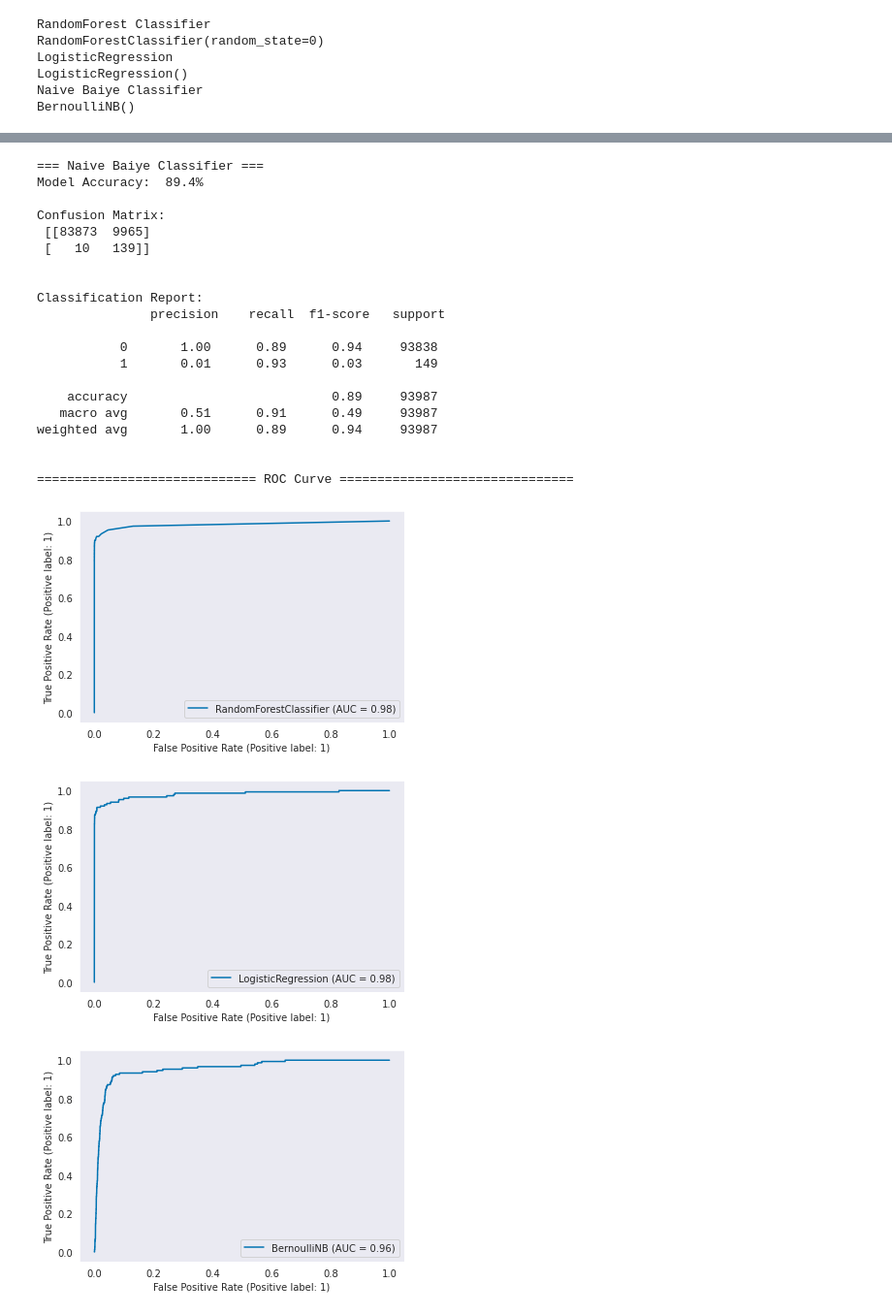
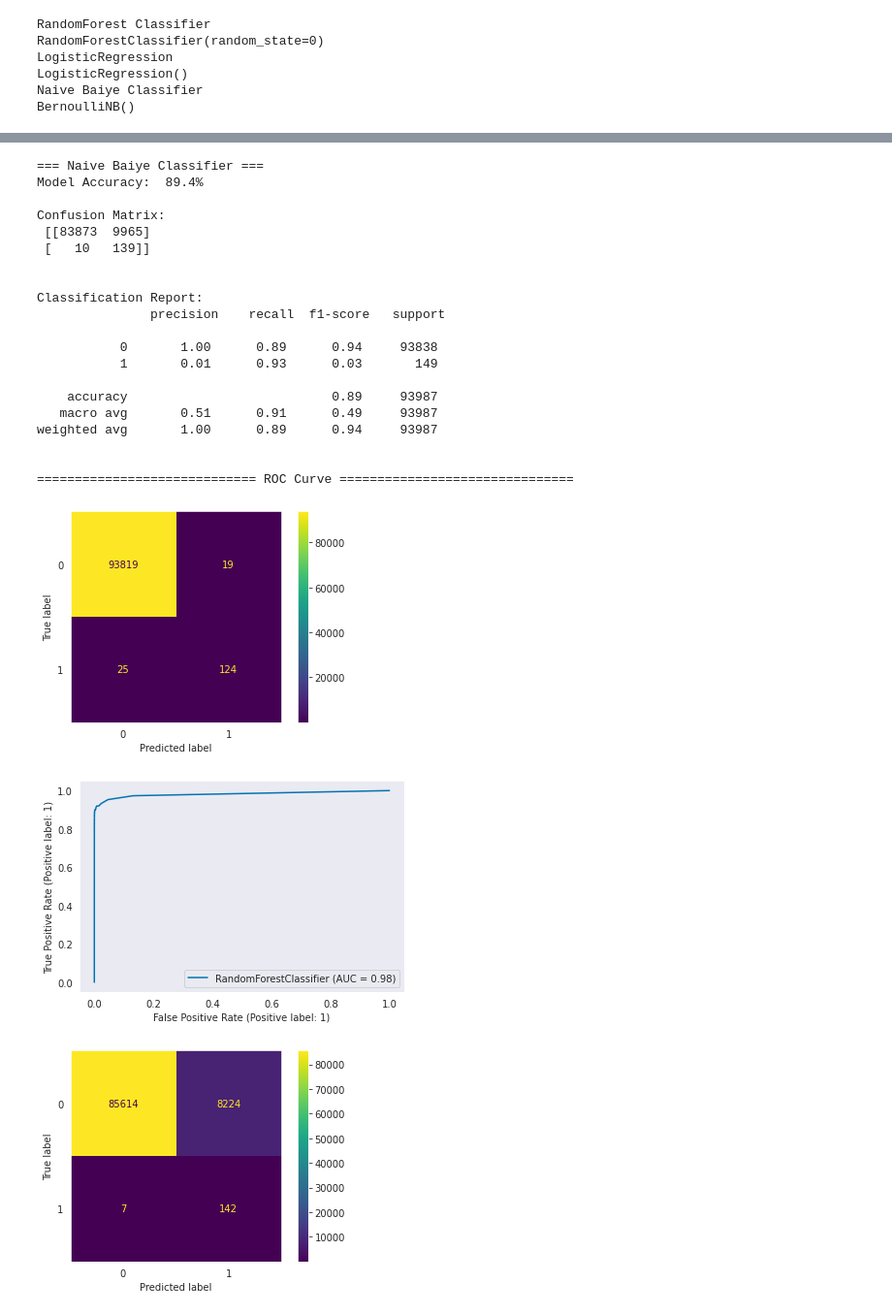
Before and after one commit to hsatyajit/MLProjects, a Jupyter notebook: Credit_card_transactions_fraud_detection.ipynb, the cells around one changed output, grey strips where cells are left out. Shown: that part at 97% size. Saved outputs shown, nothing was run; the diff lists cells and outputs as text; code cells hidden in the pictures.

```diff
--- a/Credit_card_transactions_fraud_detection.ipynb
+++ b/Credit_card_transactions_fraud_detection.ipynb
@@ -213,7 +213,8 @@ for i, v in models:
     #pf.plot_confusion_matrix(confusion_matrix, classes = list(classdict.keys()), title='Confusion Matrix Plot', cmap=plt.cm.summer)
     #confusion_matrix(confusion_matrix, classes = list(classdict.keys()), title='Confusion Matrix Plot', cmap=plt.cm.summer)
     #confusion_matrix(confusion_matrix, title='Confusion Matrix Plot')
-    ConfusionMatrixDisplay(confusion_matrix=confusion_matrix)
+    disp=ConfusionMatrixDisplay(confusion_matrix=confusion_matrix)
+    disp.plot()
     print()
     print("Classification Report:" "\n", classification)
     print()
@@ -251,33 +252,33 @@ Classification Report:
 
            0       1.00      0.91      0.95     93838
            1       0.02      0.95      0.03       149
 
     accuracy                           0.91     93987
    macro avg       0.51      0.93      0.49     93987
 weighted avg       1.00      0.91      0.95     93987
 
 
 ============================= ROC Curve ===============================
 === Naive Baiye Classifier ===
 Model Accuracy:  89.4%
 
 Confusion Matrix:
  [[83873  9965]
  [   10   139]]
 
 
 Classification Report:
                precision    recall  f1-score   support
 
            0       1.00      0.89      0.94     93838
            1       0.01      0.93      0.03       149
 
     accuracy                           0.89     93987
    macro avg       0.51      0.91      0.49     93987
 weighted avg       1.00      0.89      0.94     93987
 
 
 ============================= ROC Curve ===============================
-[figure, old version]
+[figure, new version]
-[figure, old version]
+[figure, new version]
-[figure, old version]
+[figure, new version]
```
Also changed, not shown: parts of 1 cell of this notebook.
